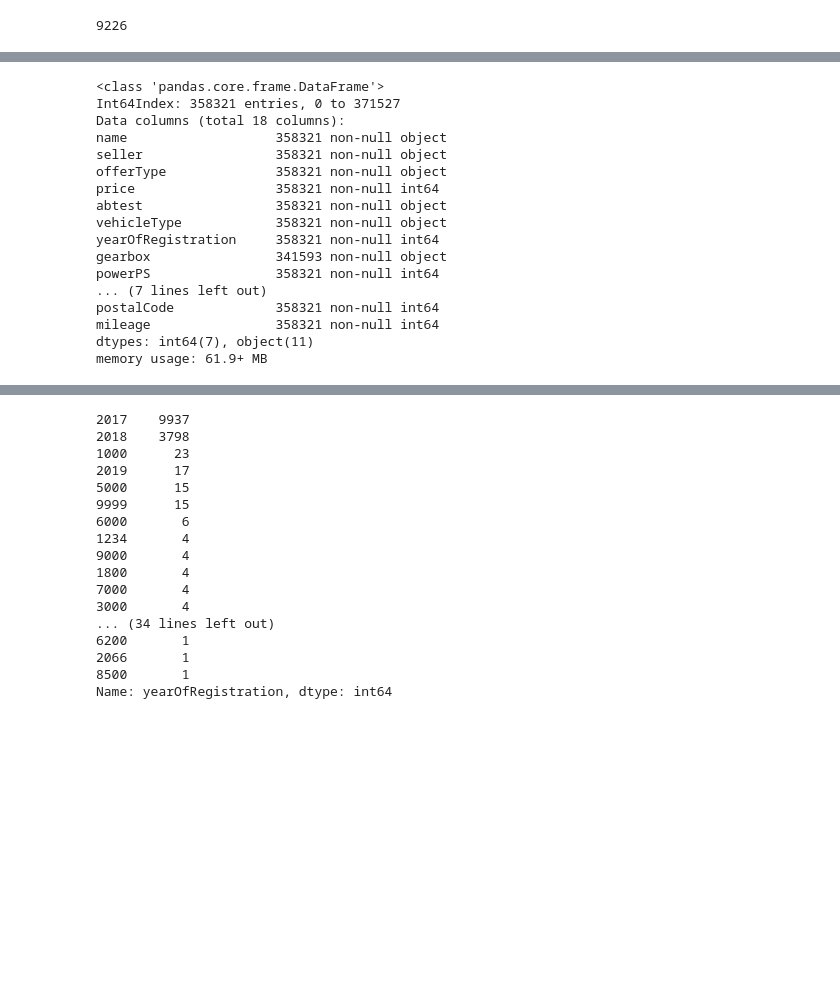
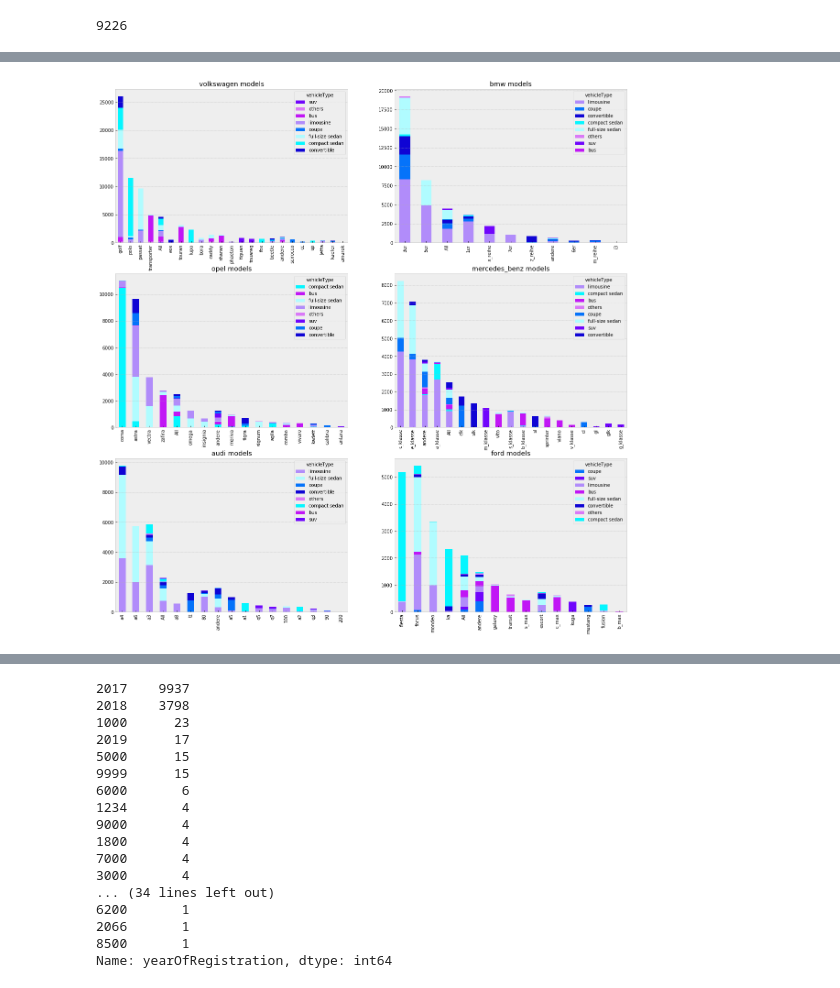
Before and after one commit to thomsu/Ebay-Car-Ads, a Jupyter notebook: CarRegression.ipynb, the cells around one changed output, grey strips where cells are left out. Saved outputs shown, nothing was run; the diff lists cells and outputs as text; code cells hidden in the pictures; blank space fills up the shorter version.

```diff
--- a/CarRegression.ipynb
+++ b/CarRegression.ipynb
@@ -387,34 +382,31 @@ memory usage: 61.9+ MB
-# %%
-subdf4 = df.dropna(subset=['fuelType']).copy()
-subdf4['combo'] = subdf4['brand'] + subdf4['model'].astype(str)
-
-combo = subdf4['combo'].unique().tolist()
-ftype = dict()
-
-for c in combo:
-    ftype[c] = subdf4.loc[subdf4['combo']==c, 'fuelType'].value_counts().idxmax()
-
-subdf4 = df.loc[df['fuelType'].isna(), ['brand', 'model', 'fuelType']]
-subdf4['combo'] = subdf4['brand'] + subdf4['model'].astype(str)
-subdf4['fuelType'] = subdf4['combo'].apply(lambda x: ftype[x])
-
-df.loc[subdf4.index, 'fuelType'] = subdf4['fuelType']
-df.info()
-# %% [output]
-<class 'pandas.core.frame.DataFrame'>
-Int64Index: 358321 entries, 0 to 371527
-Data columns (total 18 columns):
-name                   358321 non-null object
-seller                 358321 non-null object
-offerType              358321 non-null object
-price                  358321 non-null int64
-abtest                 358321 non-null object
-vehicleType            358321 non-null object
-yearOfRegistration     358321 non-null int64
-gearbox                341593 non-null object
-powerPS                358321 non-null int64
-... (7 lines left out)
-postalCode             358321 non-null int64
-mileage                358321 non-null int64
-dtypes: int64(7), object(11)
-memory usage: 61.9+ MB
+# %%
+%matplotlib inline
+
+matplotlib.style.use('bmh')
+
+fig, axes = plt.subplots(3, 2, figsize=(20, 21))
+colors = {'convertible':'#0f04d4', # dictionary to associate colors with vehicle types
+          'coupe':'#0573fa',
+          'compact sedan':'#05f6ff',
+          'full-size sedan':'#b0fcff',
+          'suv':'#7005fc',
+          'limousine':'#b18cfa',
+          'bus':'#c116f5',
+          'others':'#da79f7'}
+
+brand = df['brand'].value_counts().index[:6].tolist() # list of the top 6 car manufacturers
+gbdf = df.groupby(['brand', 'model']).agg({'vehicleType':'value_counts'}).rename(columns={'vehicleType':'total'}).reset_index() # create grouped data for chart
+gbdf.drop(gbdf.loc[~gbdf['brand'].isin(brand)].index, inplace=True)
+
+for ax, b in zip(axes.flatten(), brand):
+    vehicle_type = gbdf.loc[gbdf['brand']==b, 'vehicleType'].drop_duplicates() # get label for the different vehicle types
+    pivotdf = gbdf.loc[gbdf['brand']==b].pivot_table(index='model', columns='vehicleType', values='total', margins=True) \
+    .sort_values('All', ascending=False) # sorted pivot grouped data format is needed to plot a bar chart with descending bars
+    pivotdf.loc[:, vehicle_type].plot.bar(stacked=True, ax=ax, color=[colors[vt] for vt in vehicle_type])
+    ax.set_title(f'{b} models')
+    ax.set_xlabel(None)
+    ax.xaxis.grid(False)
+
+plt.show()
+# %% [output]
+[figure, added]
```
Also changed, not shown: parts of 28 cells of this notebook.
